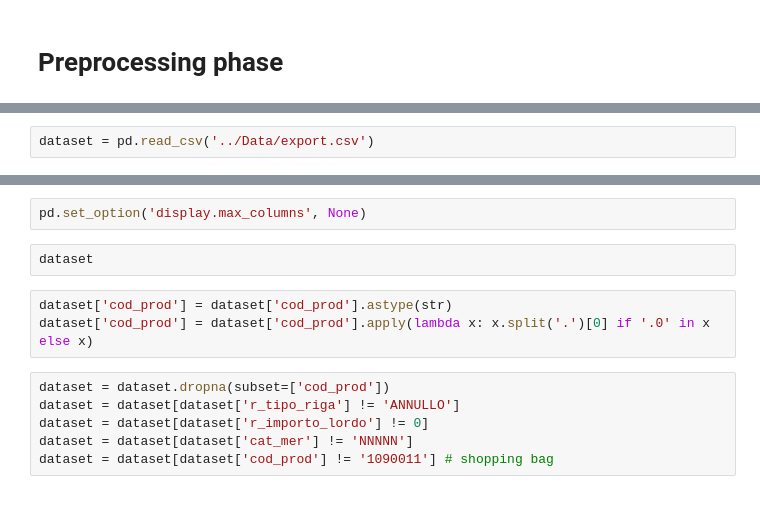
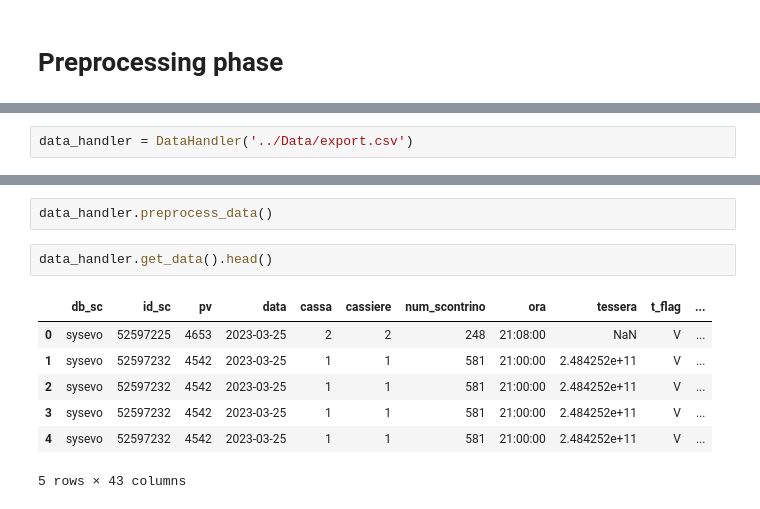
Before and after one commit to DanieleT25/ShopSmart, a Jupyter notebook: notebook/01-preprocessing.ipynb, the cells around one changed output, grey strips where cells are left out. Cells and saved outputs as stored; diff of their text form.

```diff
--- a/notebook/01-preprocessing.ipynb
+++ b/notebook/01-preprocessing.ipynb
@@ -8,2 +11,2 @@ from sklearn.model_selection import train_test_split
 # %%
-dataset = pd.read_csv('../Data/export.csv')
+data_handler = DataHandler('../Data/export.csv')
@@ -18,13 +13,12 @@ dataset.columns = columnsName
-# %%
-pd.set_option('display.max_columns', None)
-# %%
-dataset
-# %%
-dataset['cod_prod'] = dataset['cod_prod'].astype(str)
-dataset['cod_prod'] = dataset['cod_prod'].apply(lambda x: x.split('.')[0] if '.0' in x else x)
-# %%
-dataset = dataset.dropna(subset=['cod_prod'])
-dataset = dataset[dataset['r_tipo_riga'] != 'ANNULLO']
-dataset = dataset[dataset['r_importo_lordo'] != 0]
-dataset = dataset[dataset['cat_mer'] != 'NNNNN']
-dataset = dataset[dataset['cod_prod'] != '1090011'] # shopping bag
+# %%
+data_handler.preprocess_data()
+# %%
+data_handler.get_data().head()
+# %% [output]
+|  | db_sc | id_sc | pv | data | cassa | cassiere | num_scontrino | ora | tessera | t_flag | ... |
+| 0 | sysevo | 52597225 | 4653 | 2023-03-25 | 2 | 2 | 248 | 21:08:00 | NaN | V | ... |
+| 1 | sysevo | 52597232 | 4542 | 2023-03-25 | 1 | 1 | 581 | 21:00:00 | 2.484252e+11 | V | ... |
+| 2 | sysevo | 52597232 | 4542 | 2023-03-25 | 1 | 1 | 581 | 21:00:00 | 2.484252e+11 | V | ... |
+| 3 | sysevo | 52597232 | 4542 | 2023-03-25 | 1 | 1 | 581 | 21:00:00 | 2.484252e+11 | V | ... |
+| 4 | sysevo | 52597232 | 4542 | 2023-03-25 | 1 | 1 | 581 | 21:00:00 | 2.484252e+11 | V | ... |
+5 rows × 43 columns
```
Also changed, not shown: parts of 16 cells of this notebook, 9 other files.
